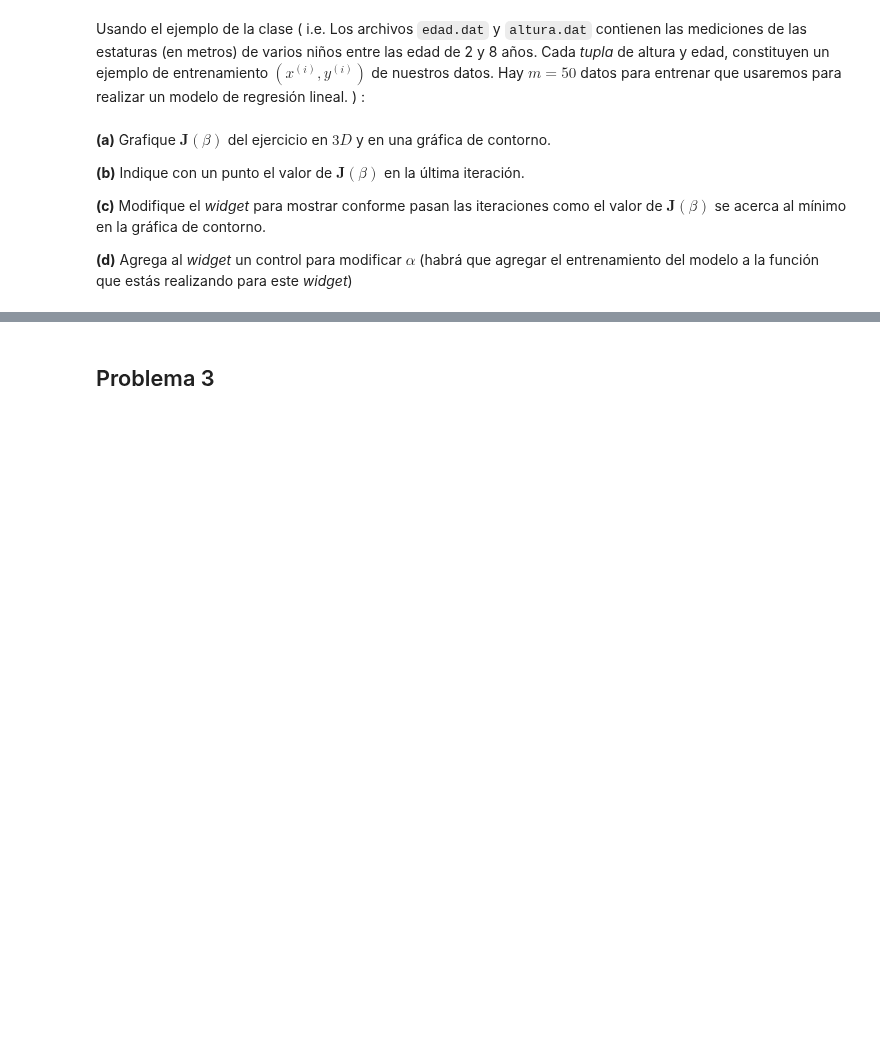
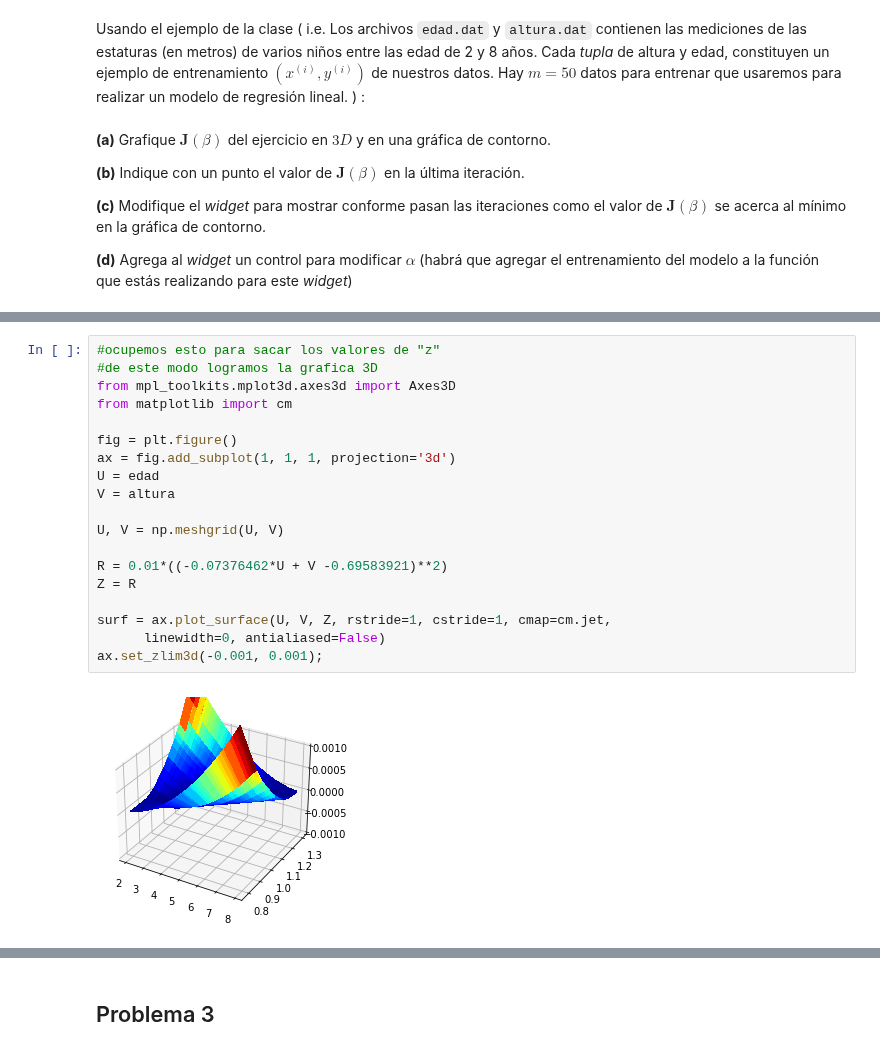
Before and after one commit to Skalas/Matematicas-Computacionales-fall2021, a Jupyter notebook: alumnos/MR1B4RR4/tareas/tarea1/tareas.ipynb, the cells around one changed output, grey strips where cells are left out. Cells and saved outputs as stored; diff of their text form; blank space fills up the shorter version.

```diff
--- a/alumnos/MR1B4RR4/tareas/tarea1/tareas.ipynb
+++ b/alumnos/MR1B4RR4/tareas/tarea1/tareas.ipynb
@@ -129,0 +181,21 @@ v = np.loadtxt('altura.dat')
+# %%
+#ocupemos esto para sacar los valores de "z"
+#de este modo logramos la grafica 3D
+from mpl_toolkits.mplot3d.axes3d import Axes3D
+from matplotlib import cm
+
+fig = plt.figure()
+ax = fig.add_subplot(1, 1, 1, projection='3d')
+U = edad
+V = altura
+
+U, V = np.meshgrid(U, V)
+
+R = 0.01*((-0.07376462*U + V -0.69583921)**2)
+Z = R
+
+surf = ax.plot_surface(U, V, Z, rstride=1, cstride=1, cmap=cm.jet,
+      linewidth=0, antialiased=False)
+ax.set_zlim3d(-0.001, 0.001);
+# %% [output]
+[figure, added]
```
Also changed, not shown: parts of 15 cells of this notebook, 1 other file.
